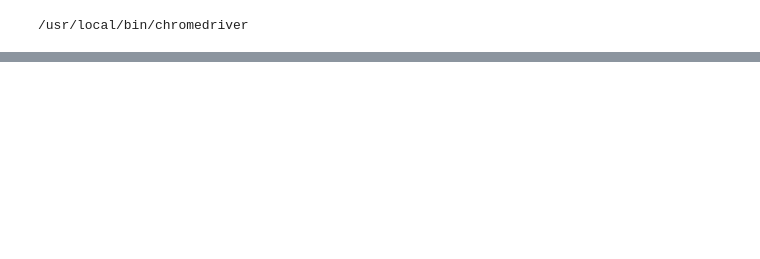
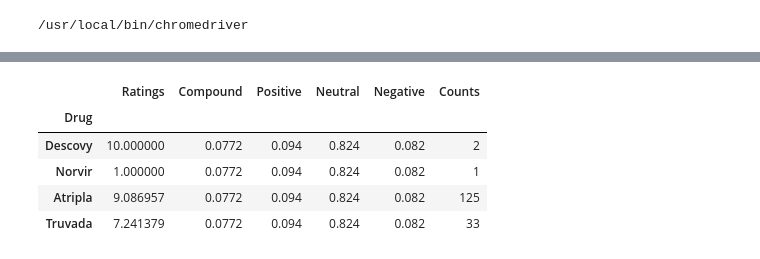
Before and after one commit to mlsalter/hiv_drugs, a Jupyter notebook: HIV_Drugs/hiv_drug_scrape_drug.ipynb, the cells around one changed output, grey strips where cells are left out. Cells and saved outputs as stored; diff of their text form; code cells hidden in the pictures; blank space fills up the shorter version.

```diff
--- a/HIV_Drugs/hiv_drug_scrape_drug.ipynb
+++ b/HIV_Drugs/hiv_drug_scrape_drug.ipynb
@@ -93,0 +336,27 @@ AttributeError: 'NoneType' object has no attribute 'find_all'
+# %%
+#Drug classes and abbrv's NRTs:Nucleoside Reverse Transcriptase Inhibitor; NNRTIs: Non-Nucleoside
+#Reverse Transcriptase Inhibitor; PIs: Protease Inhibitor; CAs:CCR5 Antagonist; INSTIs: Integrase
+# Inhibitor; MCCs: Multi-Class Combination; PrEPs: Pre-Exposure Prophylaxis; PEPs: Post-Exposure Prophylaxis
+hiv_drug_classes = ['NRTs','NNRTIs','PIs','CAs','INSTIs','MCCs','PrEPs','PEPs']
+nrts = ['Combivir', 'Descovy', 'Emtriva', 'Epivir', 'Epizicom','Hivid','Trizivir',
+            'Videx','Viread','Zerit','Ziagen','Truvada']
+nnrtis = ['Edurant','Intelence','Rescriptor','Pifeltro','Sustiva','Viramune']
+pis = ['Agenerase','Aptivus','Crixivan','Invirase','Kaletra','Lexiva','Norvir',
+      'Prezista','Reyataz','Viracept']
+cas = ['Selzentry']
+instis = ['Isentress','Tivicay','Vitekta']
+mccs = ['Atripla','Biktarvy','Cimduo','Complera','Delstrigo','Dovato','Genvoya',
+       'Evotaz','Juluca','Odefsey','Prezcobix','Symfi','Stribild','Symtuza','Triumeq']
+preps = ['Truvada','Descovy']
+# %%
+#Classify each drug
+drugs_scrape_df['Classify'] = pd.np.where(drugs_scrape_df.Drugs.isin(mccs), 'MMC',
+                    pd.np.where(drugs_scrape_df.Drugs.isin(instis), 'INSTI',
+                    pd.np.where(drugs_scrape_df.Drugs.isin(nnrtis), 'NNRTI',
+                    pd.np.where(drugs_scrape_df.Drugs.isin(nrts), 'NRT',
+                    pd.np.where(drugs_scrape_df.Drugs.isin(pis), 'PI', 'None'
+                    )))))
+
+drugs_scrape_df.loc[drugs_scrape_df['Reason'].str.contains('PrEP'), 'Classify'] = 'PrEP'
+
+drugs_scrape_df
@@ -93,0 +382,3 @@ AttributeError: 'NoneType' object has no attribute 'find_all'
+# %%
+# Initialize Sentiment Analyzer
+analyzer = SentimentIntensityAnalyzer()
@@ -93,0 +456,12 @@ AttributeError: 'NoneType' object has no attribute 'find_all'
+# %%
+#Make stats_by_drug dataframe
+stats_by_drug = vader_review_analysis.groupby('Drug').mean()
+stats_by_drug['Counts'] = vader_review_analysis.groupby('Drug').size()
+stats_by_drug
+# %% [output]
+|  | Ratings | Compound | Positive | Neutral | Negative | Counts |
+| Drug |  |  |  |  |  |  |
+| Descovy | 10.000000 | 0.0772 | 0.094 | 0.824 | 0.082 | 2 |
+| Norvir | 1.000000 | 0.0772 | 0.094 | 0.824 | 0.082 | 1 |
+| Atripla | 9.086957 | 0.0772 | 0.094 | 0.824 | 0.082 | 125 |
+| Truvada | 7.241379 | 0.0772 | 0.094 | 0.824 | 0.082 | 33 |
```
Also changed, not shown: parts of 16 cells of this notebook, 17 other files.
